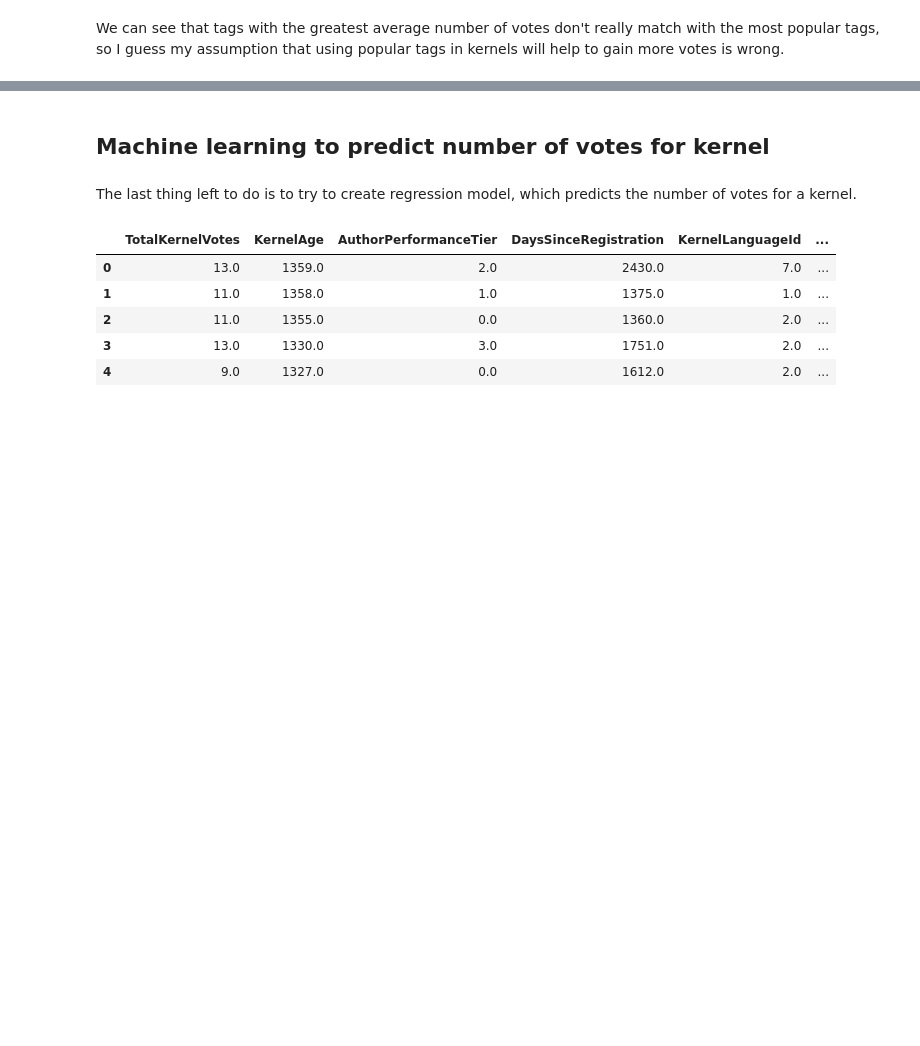
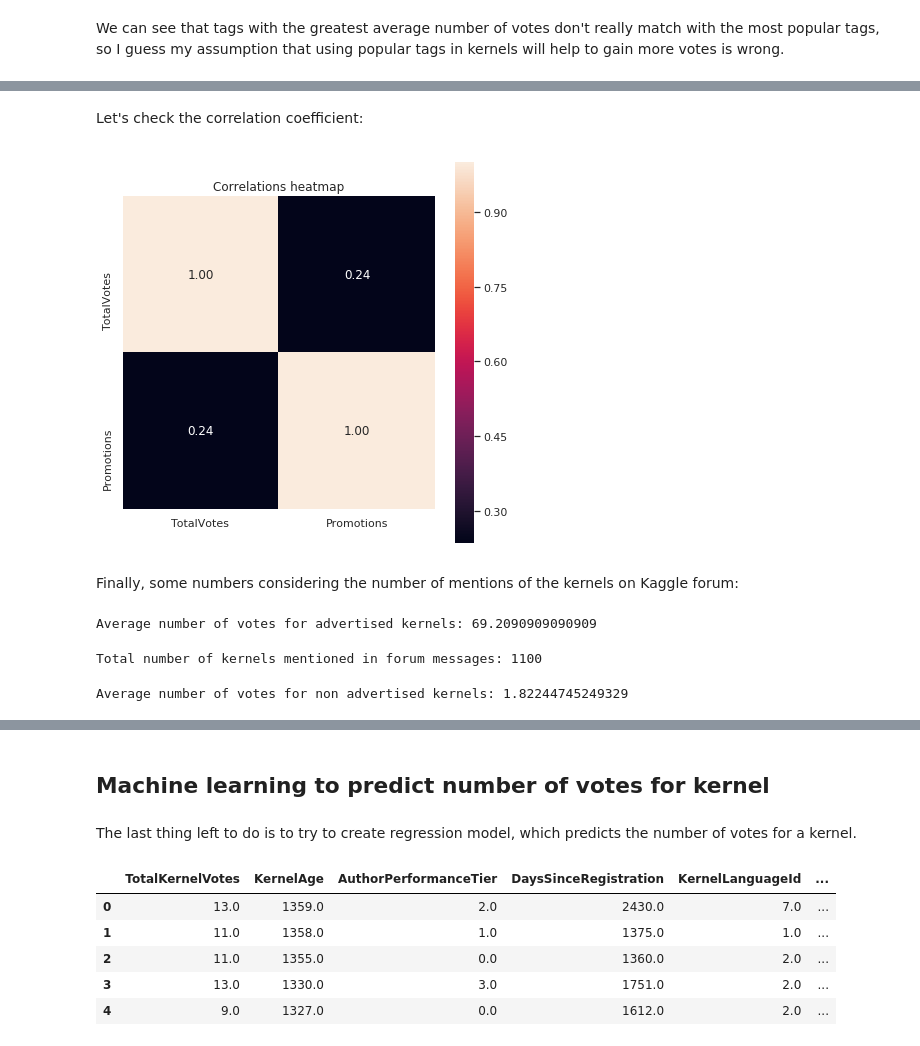
Before and after one commit to Lexie88rus/kaggle_kernel_votes_analysis, a Jupyter notebook: How to get upvotes for a kernel on Kaggle.ipynb, the cells around one changed output, grey strips where cells are left out. Drawn from its saved outputs; the diff is of its cells as text; code cells hidden in the pictures; blank space fills up the shorter version.

```diff
--- a/How to get upvotes for a kernel on Kaggle.ipynb
+++ b/How to get upvotes for a kernel on Kaggle.ipynb
@@ -953,0 +1082,4 @@ We can see that tags with the greatest average number of votes don't really matc
+# %%
+# remove rows with title_cleaned in ['', 'competitions', 'rules']
+
+promotions = promotions[~promotions['title_cleaned'].isin(['', 'competitions', 'rules'])]
@@ -953,0 +1134,33 @@ We can see that tags with the greatest average number of votes don't really matc
+# %% [markdown]
+Let's check the correlation coefficient:
+# %%
+#columns to find out correlation
+cols = ['TotalVotes', 'Promotions']
+
+#Find out correlation between columns and plot
+corrs = np.corrcoef(n_kernel_promotions[cols].values.T)
+sns.set(font_scale=1)
+sns.set(rc={'figure.figsize':(7,7)})
+hm=sns.heatmap(corrs, cbar = True, annot=True, square = True, fmt = '.2f',
+              yticklabels = cols, xticklabels = cols).set_title('Correlations heatmap')
+
+fig = hm.get_figure()
+# %% [output]
+[figure, added]
+# %% [markdown]
+Finally, some numbers considering the number of mentions of the kernels on Kaggle forum:
+# %%
+votes_with_mentions = n_kernel_promotions[n_kernel_promotions['Promotions'] > 0]['TotalVotes'].mean()
+print('Average number of votes for advertised kernels: {}'.format(votes_with_mentions))
+# %% [output]
+Average number of votes for advertised kernels: 69.2090909090909
+# %%
+kernels_with_promotions = n_kernel_promotions[n_kernel_promotions['Promotions'] > 0]['Promotions'].count()
+print('Total number of kernels mentioned in forum messages: {}'.format(kernels_with_promotions))
+# %% [output]
+Total number of kernels mentioned in forum messages: 1100
+# %%
+votes_no_mentions = n_kernel_promotions[n_kernel_promotions['Promotions'] == 0]['TotalVotes'].mean()
+print('Average number of votes for non advertised kernels: {}'.format(votes_no_mentions))
+# %% [output]
+Average number of votes for non advertised kernels: 1.82244745249329
```
Also changed, not shown: parts of 27 cells of this notebook, 1 other file.
